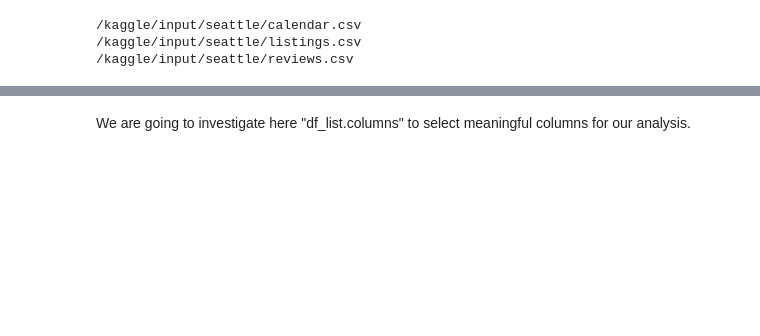
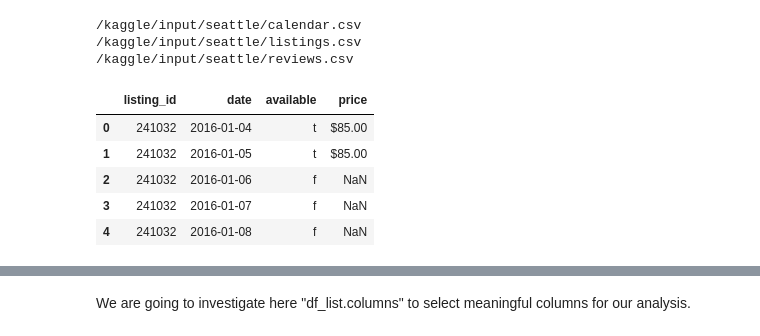
Before and after one commit to EmrahDemirezen/BSH_DATA_SCIENTIST_PROJECT_1, a Jupyter notebook: bsh-data-scientist-homework.ipynb, the cells around one changed output, grey strips where cells are left out. Saved outputs shown, nothing was run; the diff lists cells and outputs as text; code cells hidden in the pictures; blank space fills up the shorter version.

```diff
--- a/bsh-data-scientist-homework.ipynb
+++ b/bsh-data-scientist-homework.ipynb
@@ -26,3 +27,15 @@ for dirname, _, filenames in os.walk('/kaggle/input'):
 # 1) Here I am going to observe room prices regarding to date
 # 2) Effects of client reviews on price.
 # 3) Finally we are going to
+# %%
+# this dataframe shows  prices-dates-listing_id and availability
+# so that we can may be extract some information of the seasonality of the prices
+df_cal=pd.read_csv("//kaggle/input/seattle/calendar.csv")
+df_cal.head()
+# %% [output]
+|  | listing_id | date | available | price |
+| 0 | 241032 | 2016-01-04 | t | $85.00 |
+| 1 | 241032 | 2016-01-05 | t | $85.00 |
+| 2 | 241032 | 2016-01-06 | f | NaN |
+| 3 | 241032 | 2016-01-07 | f | NaN |
+| 4 | 241032 | 2016-01-08 | f | NaN |
```
Also changed, not shown: parts of 17 cells of this notebook.
